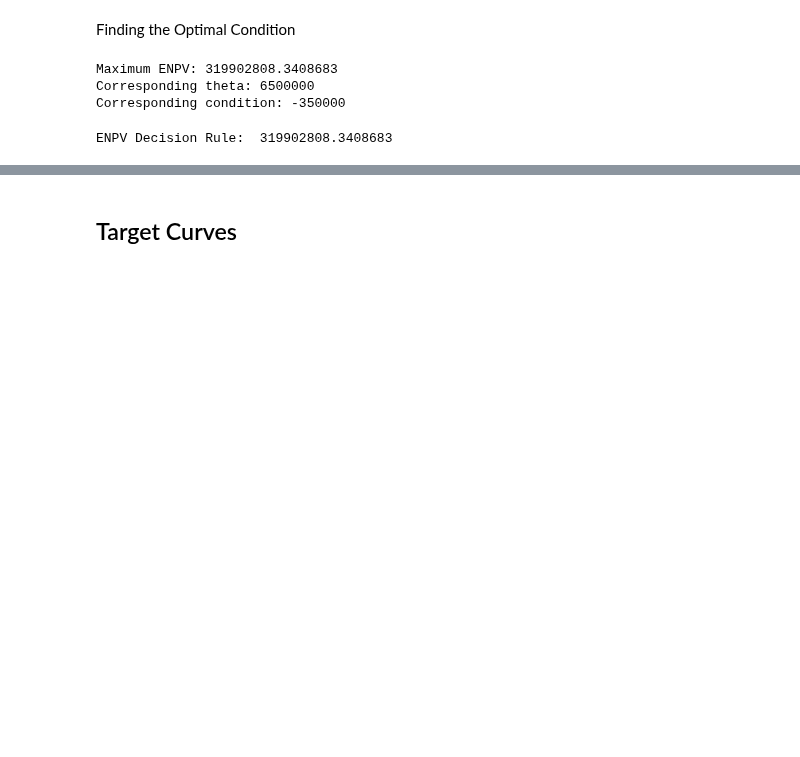
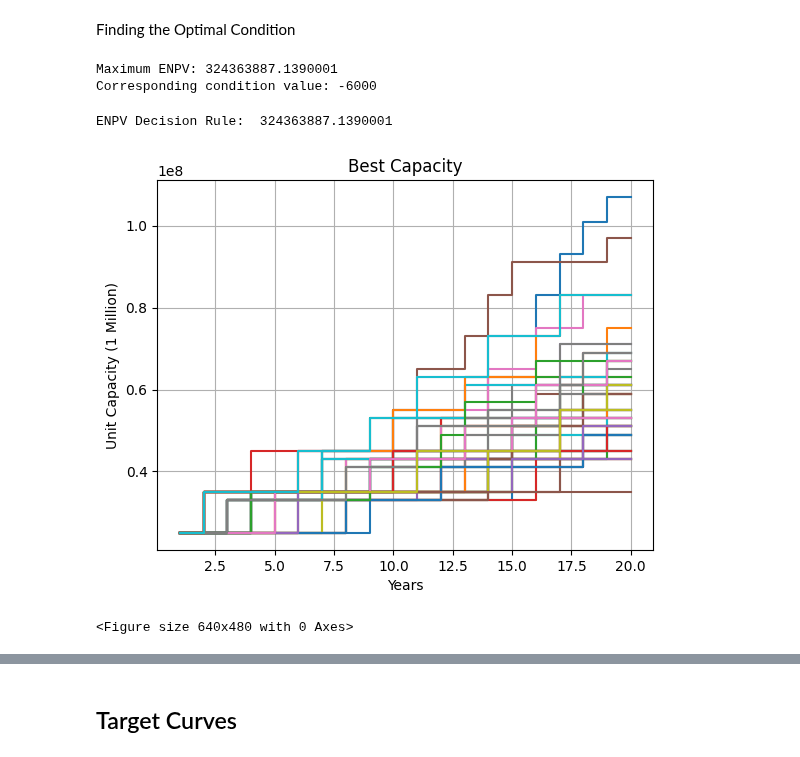
Before and after one commit to Oli767/VT1-Python-Files, a Jupyter notebook: VT2 VS Code/VT2.ipynb, the cells around one changed output, grey strips where cells are left out. Cells and saved outputs as stored; diff of their text form; code cells hidden in the pictures; blank space fills up the shorter version.

```diff
--- a/VT2 VS Code/VT2.ipynb
+++ b/VT2 VS Code/VT2.ipynb
@@ -573,0 +341,13 @@ def ENPV_Flexible(theta, condition, Param):
+# %%
+theta_max = GA2(Param, Demand)
+print(theta_max)
+print(ENPV_Flexible(theta_max, 0, Param, Demand))
+
+import warnings
+
+warnings.filterwarnings(
+    "ignore", message="A class named 'FitnessMax' has already been created"
+)
+warnings.filterwarnings(
+    "ignore", message="A class named 'Individual' has already been created"
+)
@@ -600 +417,8 @@ Finding the Optimal Condition
+# %%
+ENPV_max2, condition_max = Evaluation2(Demand, theta_max, Param)
+print("Maximum ENPV:", ENPV_max2)
+print("Corresponding condition value:", condition_max)
+# %% [output]
+Maximum ENPV: 324363887.1390001
+Corresponding condition value: -6000
 # %%
@@ -647,48 +450,21 @@ Finding the Optimal Condition
-# %%
-def Evaluation(Param):
-    lower_theta = 1000000
-    upper_theta = 10000000
-    stepsize_theta = 100000
-    lower_cond = -500000
-    upper_cond = 500000
-    stepsize_cond = 50000
-    max_enpv = float("-inf")  # Initialize max ENPV to negative infinity
-    max_theta = None
-
-    for condition in np.arange(lower_cond, upper_cond, stepsize_cond):
-        for theta in np.arange(lower_theta, upper_theta, stepsize_theta):
-            ENPV = ENPV_Flexible(theta, condition, Param)
-            if ENPV > max_enpv:
-                max_enpv = ENPV
-                max_theta = theta
-                max_cond = condition
-
-    return max_enpv, max_theta, max_cond
-
-
-ENPV_max, theta_max, max_cond = Evaluation(Param)
-print("Maximum ENPV:", ENPV_max)
-print("Corresponding theta:", theta_max)
-print("Corresponding condition:", max_cond)
-# %% [output]
-Maximum ENPV: 319902808.3408683
-Corresponding theta: 6500000
-Corresponding condition: -350000
 # %%
-delta_K_Flex = Decision_Rule(Param["K0"], theta_max, max_cond)
+delta_K_Flex = Decision_Rule(Param["K0"], Demand, theta_max, condition_max)
+K_Flex = Capacity2(Param["K0"], delta_K_Flex)
 NPV_Flex = NPV_Flexible(delta_K_Flex, Param)
-ENPV_Flex = ENPV_Flexible(theta_max, max_cond, Param)
-
+ENPV_Flex = ENPV_Flexible(theta_max, condition_max, Param, Demand)
 print("ENPV Decision Rule: ", ENPV_Flex)
 # %% [output]
-ENPV Decision Rule:  319902808.3408683
+ENPV Decision Rule:  324363887.1390001
 # %%
-# # Calling the Scenario Plotting Function
-# fn.Scenario_plot(
-#     K_Flex,
-#     Param["Fth"],
-#     False,
-#     "Best delta Capacity",
-#     "Unit Capacity (1 Million)",
-#     90,
-# )
+# Calling the Scenario Plotting Function
+fn.Scenario_plot(
+    K_Flex,
+    Param["Fth"],
+    False,
+    "Best Capacity",
+    "Unit Capacity (1 Million)",
+    90,
+)
+# %% [output]
+[figure, added]
+<Figure size 640x480 with 0 Axes>
```
Also changed, not shown: parts of 38 cells of this notebook, 1 other file.
